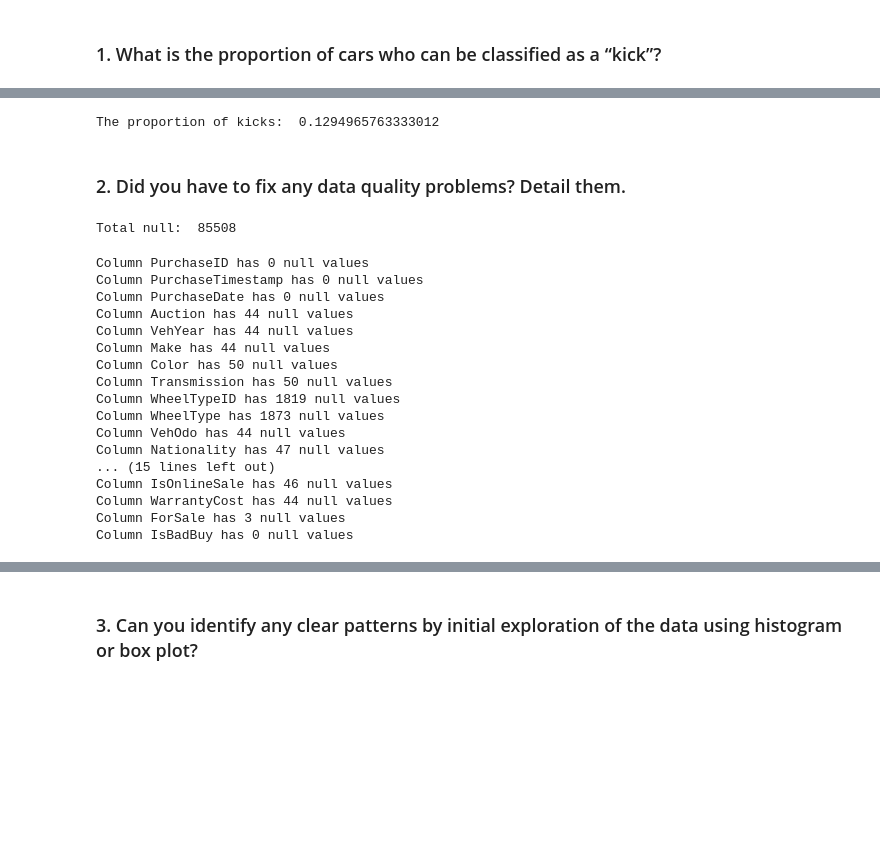
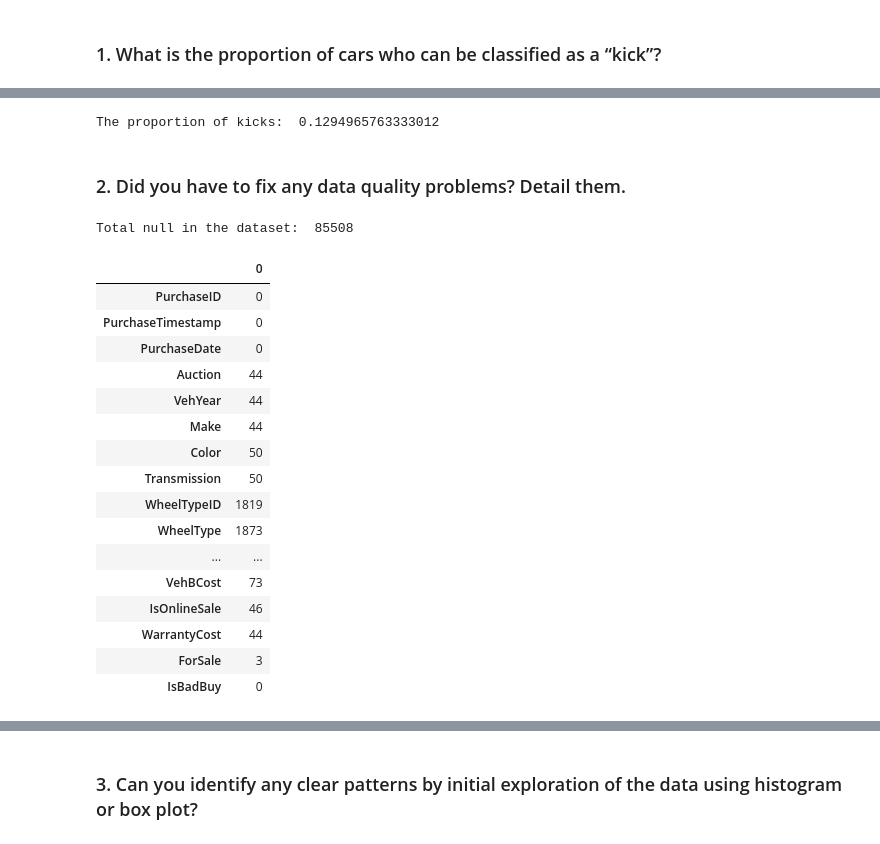
Before and after one commit to ChihchengHsieh/IFN645Assignment1, a Jupyter notebook: Assignment1.ipynb, the cells around one changed output, grey strips where cells are left out. Saved outputs shown, nothing was run; the diff lists cells and outputs as text; code cells hidden in the pictures; blank space fills up the shorter version.

```diff
--- a/Assignment1.ipynb
+++ b/Assignment1.ipynb
@@ -50,47 +49,49 @@ len(df)
 # %%
 proportionOfKicks = len(df[df['IsBadBuy'] == 1]) / len(list(df['IsBadBuy']))
+print("The proportion of kicks: ", proportionOfKicks)
+# %% [output]
+The proportion of kicks:  0.1294965763333012
-# %%
-print("The proportion of kicks: ", proportionOfKicks)
-# %% [output]
-The proportion of kicks:  0.1294965763333012
 # %% [markdown]
 ### 2. Did you have to fix any data quality problems? Detail them.
 # %%
+### Define all the column attributes
 drop_cols = ['PurchaseID','PurchaseDate']
 categorial_cols = ['Auction', 'VehYear', 'Make', 'Color', 'Transmission','WheelTypeID', 'WheelType', 'Nationality', 'Size', 'TopThreeAmericanName','PRIMEUNIT','AUCGUART','VNST','IsOnlineSale','ForSale' ] # Replaced by the most common
 interval_cols = ['PurchaseTimestamp', 'VehOdo','MMRAcquisitionAuctionAveragePrice','MMRAcquisitionAuctionCleanPrice','MMRAcquisitionRetailAveragePrice','MMRAcquisitonRetailCleanPrice','MMRCurrentAuctionAveragePrice','MMRCurrentAuctionCleanPrice','MMRCurrentRetailAveragePrice','MMRCurrentRetailCleanPrice','MMRCurrentRetailRatio','VehBCost','WarrantyCost' ] # Replaced by the mean
 replaced_vals = ['?', '#VALUE!']
 
+### Replacing '?' and '#VALUE!' by null
 for replaced in replaced_vals:
         df.replace(replaced, float('nan'),inplace = True)
+
+print("Total null in the dataset: ", df.isnull().sum().sum())
+# %% [output]
+Total null in the dataset:  85508
-# %%
-print("Total null: ", df.isnull().sum().sum() )
-# %% [output]
-Total null:  85508
 # %%
-from collections import defaultdict
+### Show null in each column
 nullValues = defaultdict(int)
 for colName in df.columns:
-    print("Column " + str(colName) + " has " + str(df[colName].isnull().sum()) +" null values")
+#     print("Column " + str(colName) + " has " + str(df[colName].isnull().sum()) +" null values")
     nullValues[colName] = df[colName].isnull().sum()
+display(pd.DataFrame(nullValues, index=[0]).transpose())
 # %% [output]
-Column PurchaseID has 0 null values
-Column PurchaseTimestamp has 0 null values
-Column PurchaseDate has 0 null values
-Column Auction has 44 null values
-Column VehYear has 44 null values
-Column Make has 44 null values
-Column Color has 50 null values
-Column Transmission has 50 null values
-Column WheelTypeID has 1819 null values
-Column WheelType has 1873 null values
-Column VehOdo has 44 null values
-Column Nationality has 47 null values
-... (15 lines left out)
-Column IsOnlineSale has 46 null values
-Column WarrantyCost has 44 null values
-Column ForSale has 3 null values
-Column IsBadBuy has 0 null values
+|  | 0 |
+| PurchaseID | 0 |
+| PurchaseTimestamp | 0 |
+| PurchaseDate | 0 |
+| Auction | 44 |
+| VehYear | 44 |
+| Make | 44 |
+| Color | 50 |
+| Transmission | 50 |
+| WheelTypeID | 1819 |
+| WheelType | 1873 |
+| ... | ... |
+| VehBCost | 73 |
+| IsOnlineSale | 46 |
+| WarrantyCost | 44 |
+| ForSale | 3 |
+| IsBadBuy | 0 |
 # %%
 def data_prep(df):
 
```
Also changed, not shown: parts of 131 cells of this notebook.
